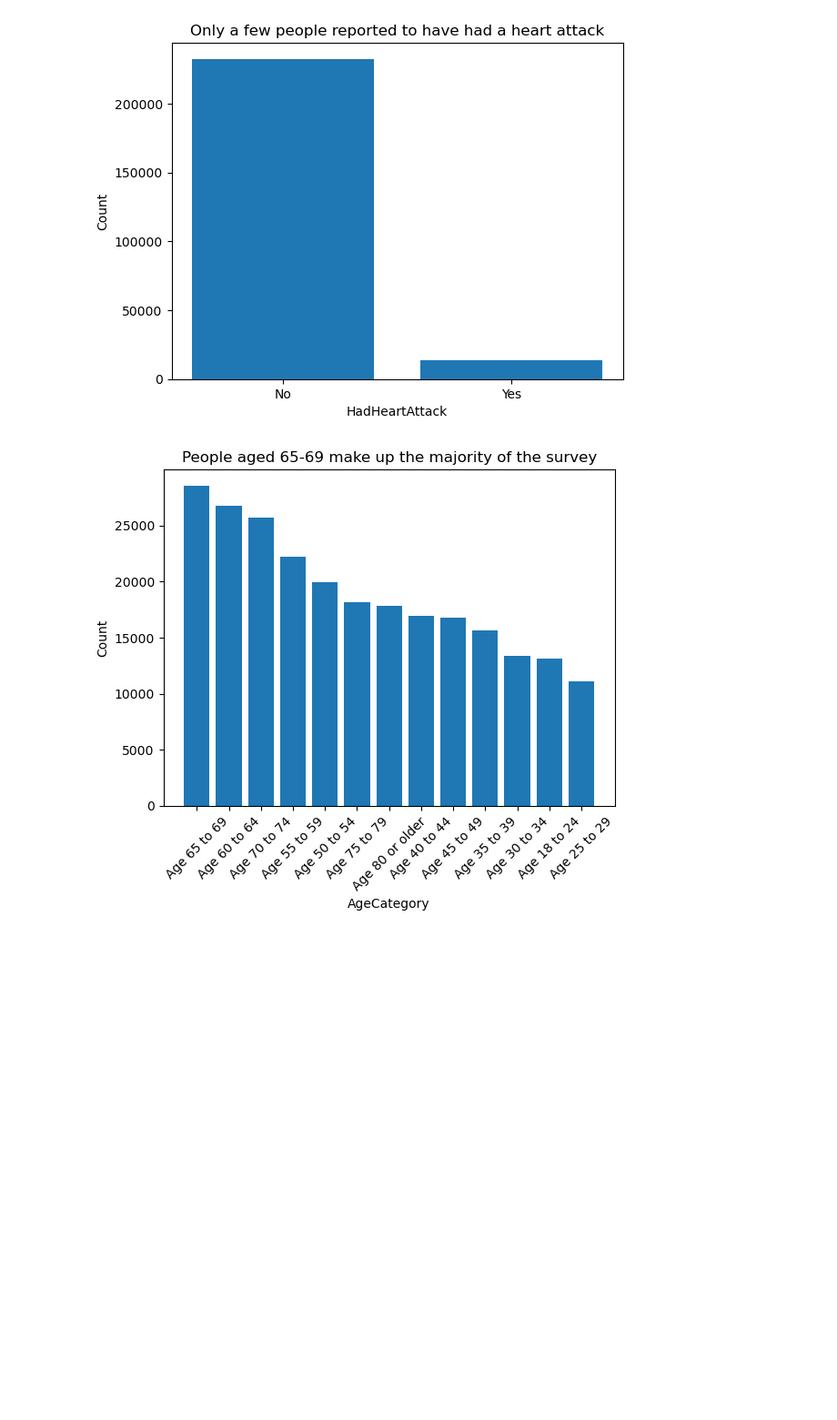
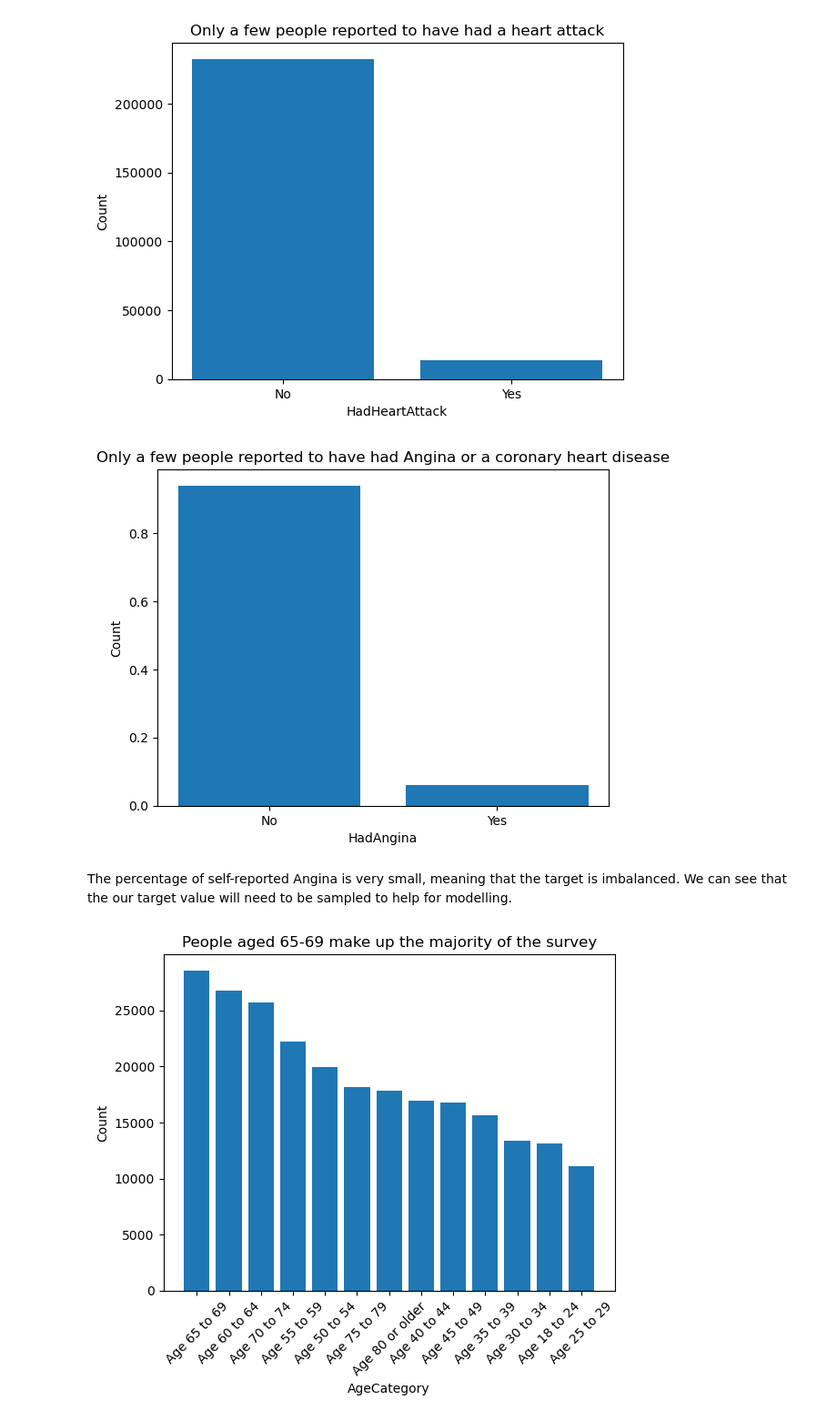
Before and after one commit to Tasnimacj/Capstone_Heart_Prediction, a Jupyter notebook: notebooks/02-eda.ipynb, the cells around one changed output. Shown at 91% size. Saved outputs shown, nothing was run; the diff lists cells and outputs as text; code cells hidden in the pictures; blank space fills up the shorter version.

```diff
--- a/notebooks/02-eda.ipynb
+++ b/notebooks/02-eda.ipynb
@@ -147,6 +147,22 @@ plt.title('Only a few people reported to have had a heart attack')
 plt.show()
 # %% [output]
 [figure]
+# %%
+plt.bar(heart22['HadAngina'].value_counts(normalize=True).index,
+
+        heart22['HadAngina'].value_counts(normalize=True).values)
+
+plt.xlabel("HadAngina")
+plt.ylabel("Count")
+
+plt.title('Only a few people reported to have had Angina or a coronary heart disease')
+
+plt.show()
+# %% [output]
+[figure, added]
+# %% [markdown]
+The percentage of self-reported Angina is very small, meaning that the target is imbalanced.
+We can see that the our target value will need to be sampled to help for modelling.
 # %%
 plt.bar(heart22['AgeCategory'].value_counts().index,
         heart22['AgeCategory'].value_counts().values)
```
Also changed, not shown: parts of 8 cells of this notebook, 1 other file.
